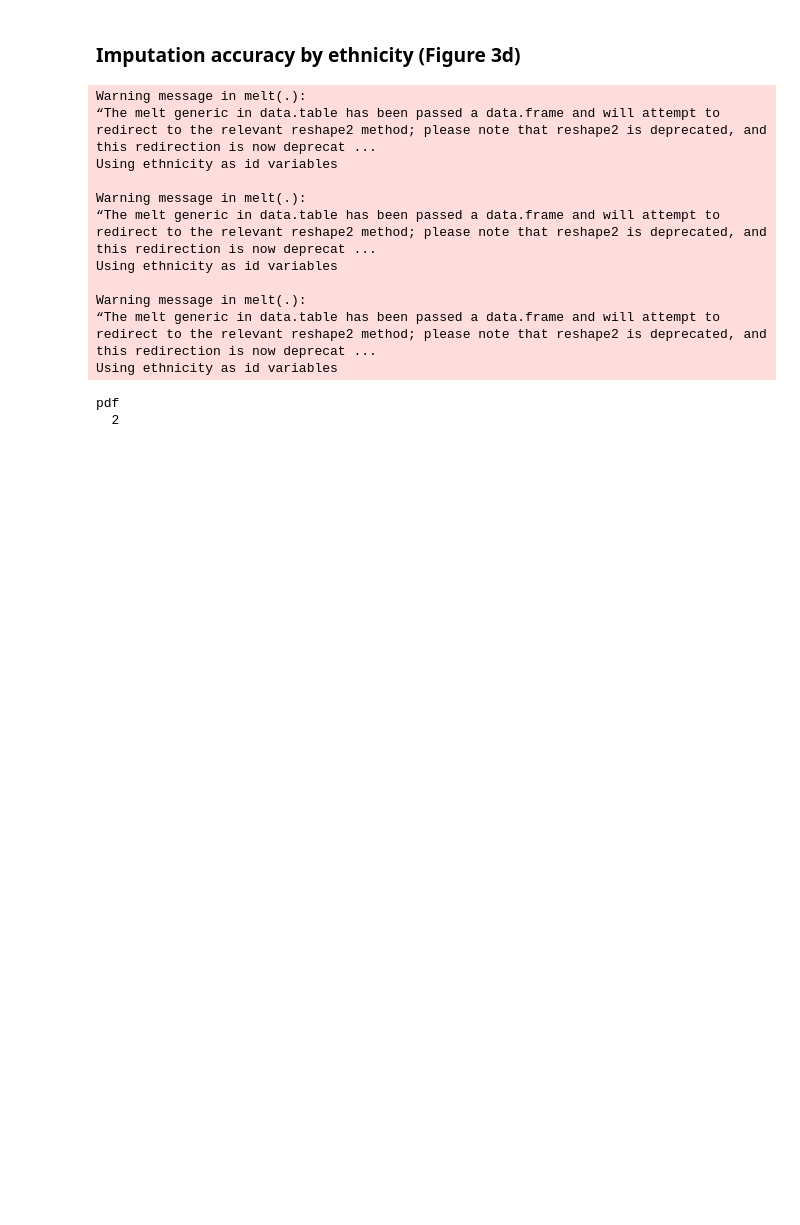
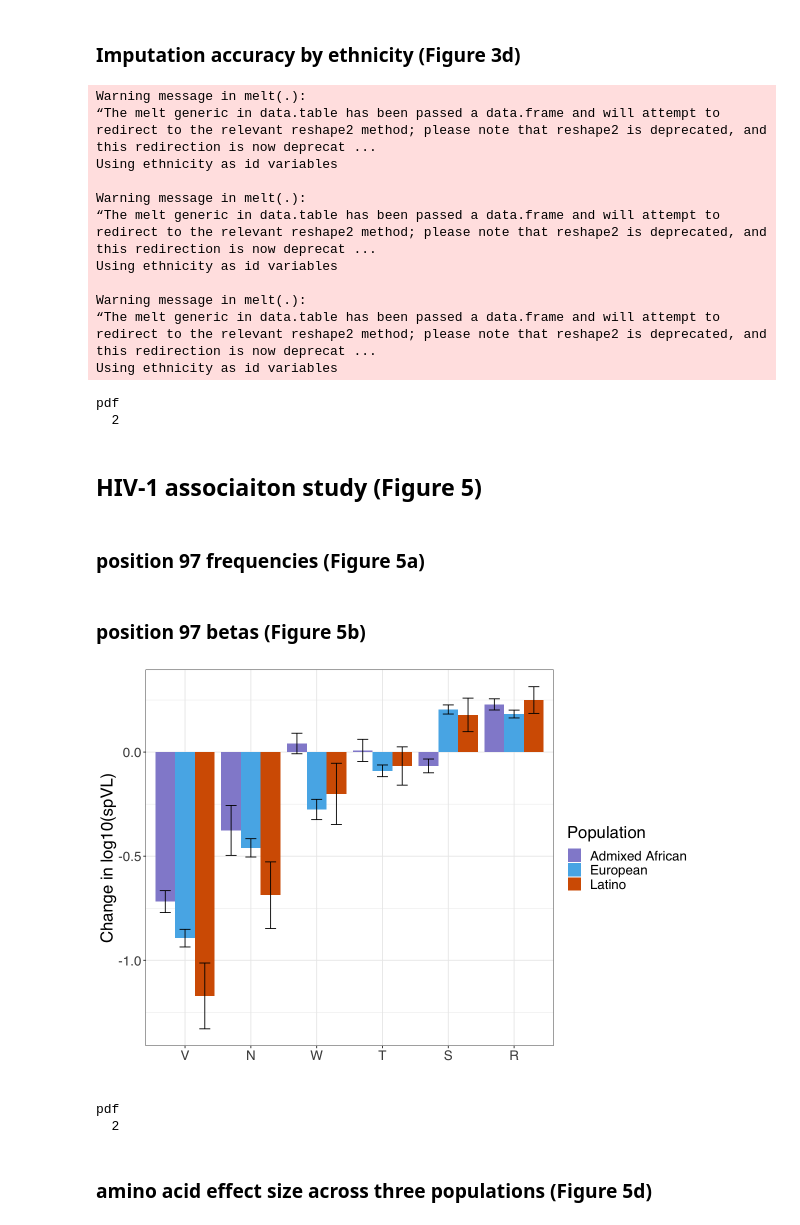
Before and after one commit to immunogenomics/HLA-TAPAS, a Jupyter notebook: manuscript/scripts/Main_Figures.ipynb, the cells around one changed output. Drawn from its saved outputs; the diff is of its cells as text; code cells hidden in the pictures; blank space fills up the shorter version.

Commit message:
Main Figure 5

```diff
--- a/manuscript/scripts/Main_Figures.ipynb
+++ b/manuscript/scripts/Main_Figures.ipynb
@@ -473,3 +473,9 @@ dev.off()
 # %% [output]
 pdf
   2
+# %% [markdown]
+## HIV-1 associaiton study (Figure 5)
+# %% [markdown]
+### position 97 frequencies (Figure 5a)
+# %%
+B97 <- read.table("../data/b97_summary.txt", h=T, stringsAsFactors = F)
@@ -475,0 +491,50 @@ pdf
+# %% [markdown]
+### position 97 betas (Figure 5b)
+# %%
+# Error bars represent standard error of the mean
+
+betabar <- ggplot(B97, aes(x=reorder(Residue,BETA), y=BETA, fill=POP)) +
+    geom_bar(position=position_dodge(), stat="identity") +
+    geom_errorbar(aes(ymin=BETA-SE, ymax=BETA+SE),
+                  width=.5,                    # Width of the error bars
+                  position=position_dodge(.9))
+betabar <- betabar + ylab("Change in log10(spVL)")+ xlab("")# + xlab("Amino acid residues at position 97 in HLA-B")
+
+betabar <- betabar + scale_fill_manual(values=pop_colors[c(1,3,4)],
+                          labels=pop_labels[c(1,3,4)],
+                    name = "Population")
+betabar
+# %% [output]
+[figure, added]
+# %%
+# merge two plots
+g_legend<-function(a.gplot){
+  tmp <- ggplot_gtable(ggplot_build(a.gplot))
+  leg <- which(sapply(tmp$grobs, function(x) x$name) == "guide-box")
+  legend <- tmp$grobs[[leg]]
+  return(legend)}
+
+mylegend<-g_legend(mafbar)
+
+prow <- plot_grid( mafbar + theme(legend.position="none"),
+           betabar + theme(legend.position="none"),
+           align = 'vh',
+           labels = c("(a)", "(b)"),
+           hjust = 0,
+           nrow = 1
+           )
+png("../figs/Fig5ab_pos97.png", height = 7, width = 10, units= "in", res=200)
+#create common x and y labels
+x.grob <- textGrob("Amino acid residues at position 97 in HLA-B",
+                   gp=gpar(fontface="bold", col="black", fontsize=20), rot=0, vjust = .3)
+
+#add to plot
+p <- plot_grid( mylegend, prow,  ncol = 1, rel_heights = c( .2,1))
+
+grid.arrange(arrangeGrob(p, bottom = x.grob))
+dev.off()
+# %% [output]
+pdf
+  2
+# %% [markdown]
+### amino acid effect size across three populations (Figure 5d)
```
Also changed, not shown: parts of 6 cells of this notebook, 7 other files.
